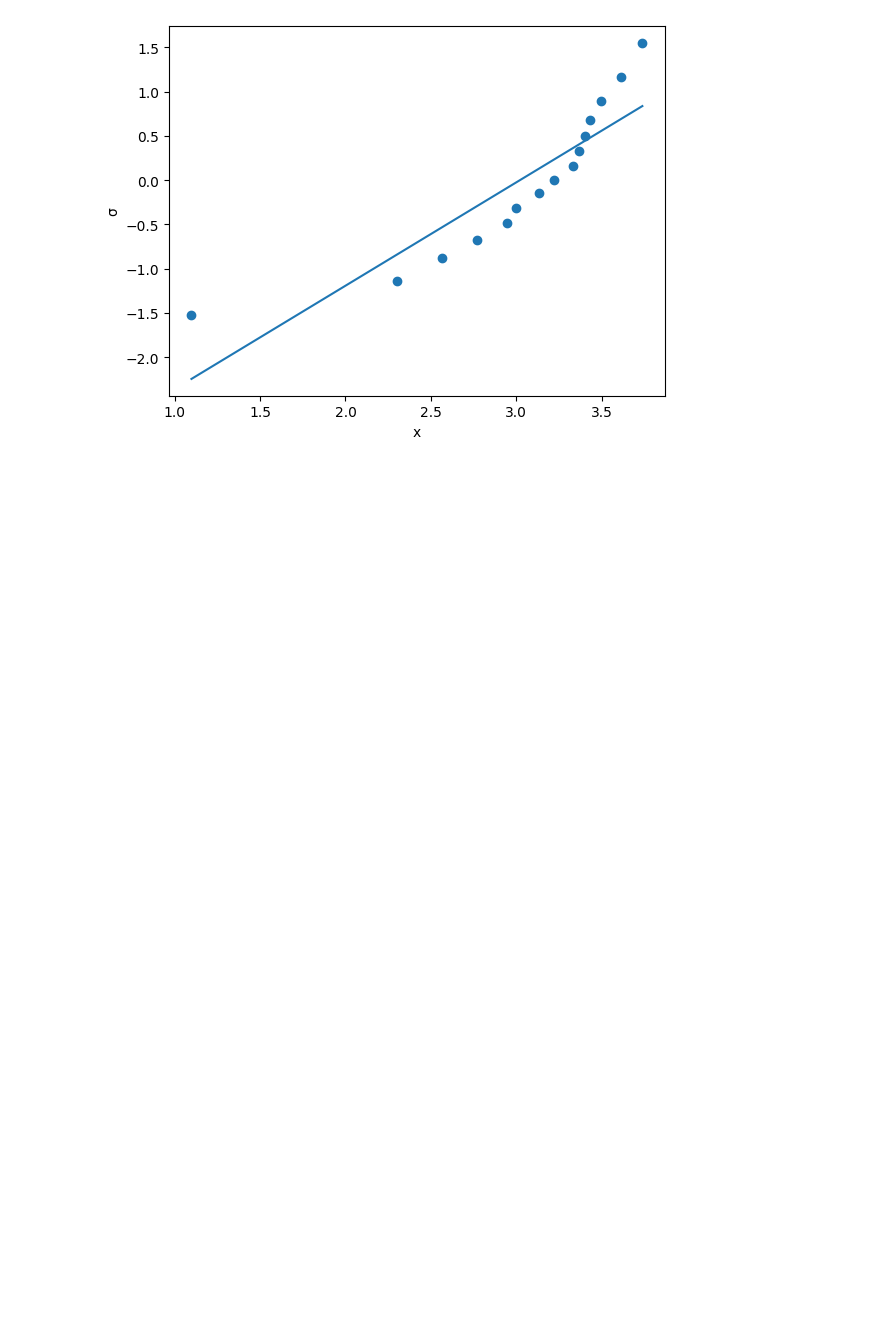
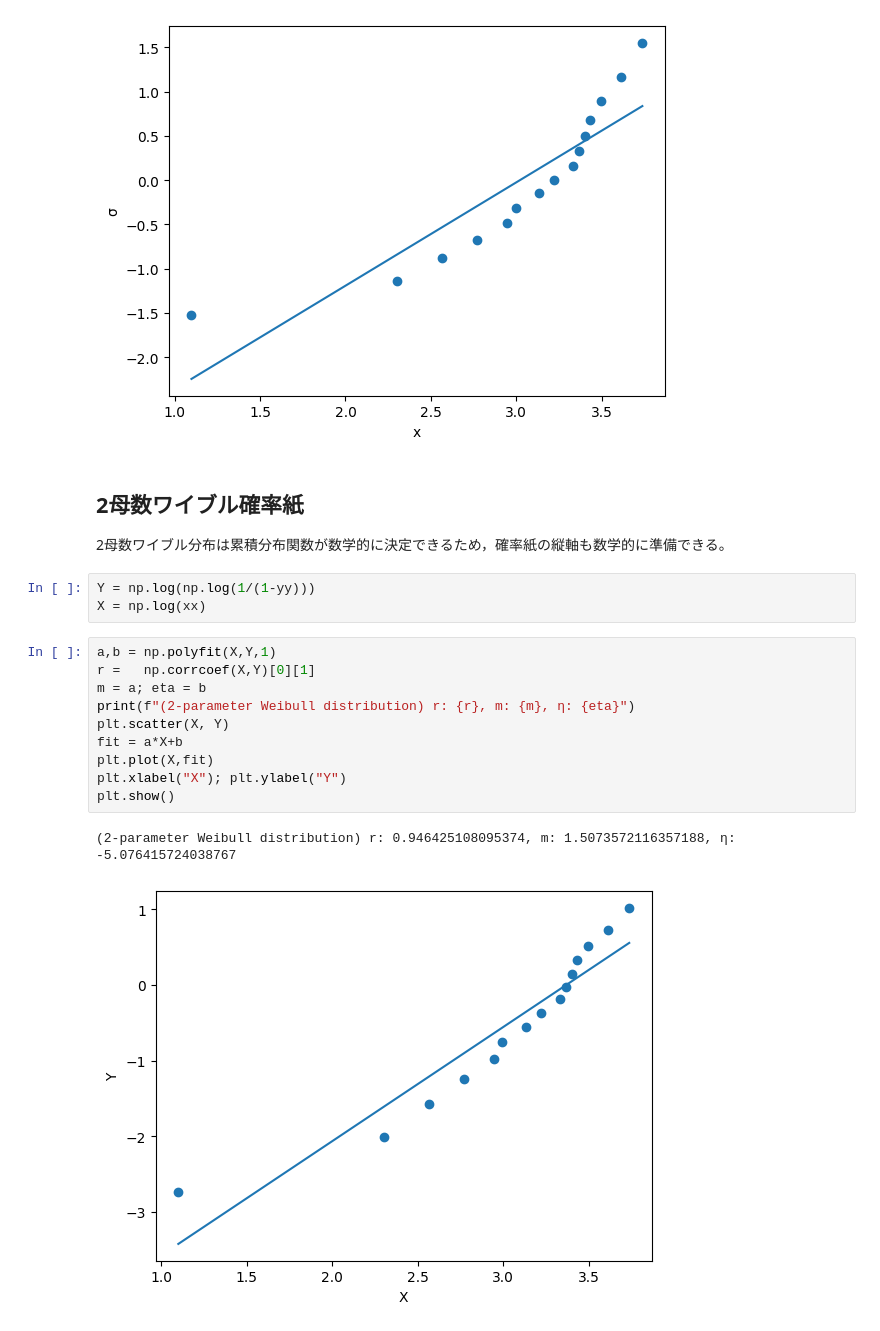
Before and after one commit to yusaku-m/Statistical-Analysis, a Jupyter notebook: 03_ProbabilityPaper.ipynb, the cells around one changed output. Saved outputs shown, nothing was run; the diff lists cells and outputs as text; blank space fills up the shorter version.

```diff
--- a/03_ProbabilityPaper.ipynb
+++ b/03_ProbabilityPaper.ipynb
@@ -133,3 +133,22 @@ plt.show()
 # %% [output]
 (log-normal distribution) r: 0.8909690262815815, σ: 0.8566018711149616, μ: 3.020684303270089
 [figure]
+# %% [markdown]
+## 2母数ワイブル確率紙
+2母数ワイブル分布は累積分布関数が数学的に決定できるため，確率紙の縦軸も数学的に準備できる。
+# %%
+Y = np.log(np.log(1/(1-yy)))
+X = np.log(xx)
+# %%
+a,b = np.polyfit(X,Y,1)
+r =   np.corrcoef(X,Y)[0][1]
+m = a; eta = b
+print(f"(2-parameter Weibull distribution) r: {r}, m: {m}, η: {eta}")
+plt.scatter(X, Y)
+fit = a*X+b
+plt.plot(X,fit)
+plt.xlabel("X"); plt.ylabel("Y")
+plt.show()
+# %% [output]
+(2-parameter Weibull distribution) r: 0.946425108095374, m: 1.5073572116357188, η: -5.076415724038767
+[figure, added]
```
Also changed, not shown: parts of 4 cells of this notebook.
